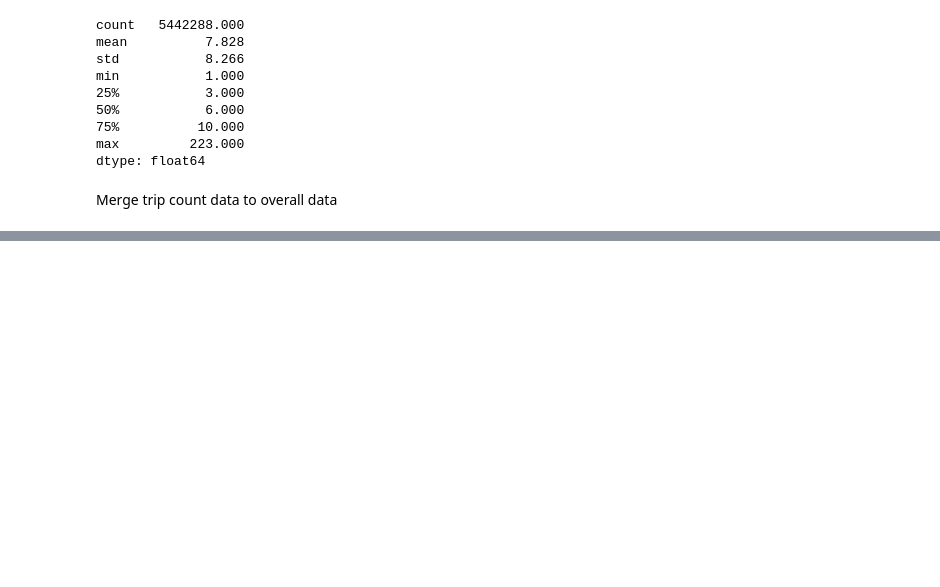
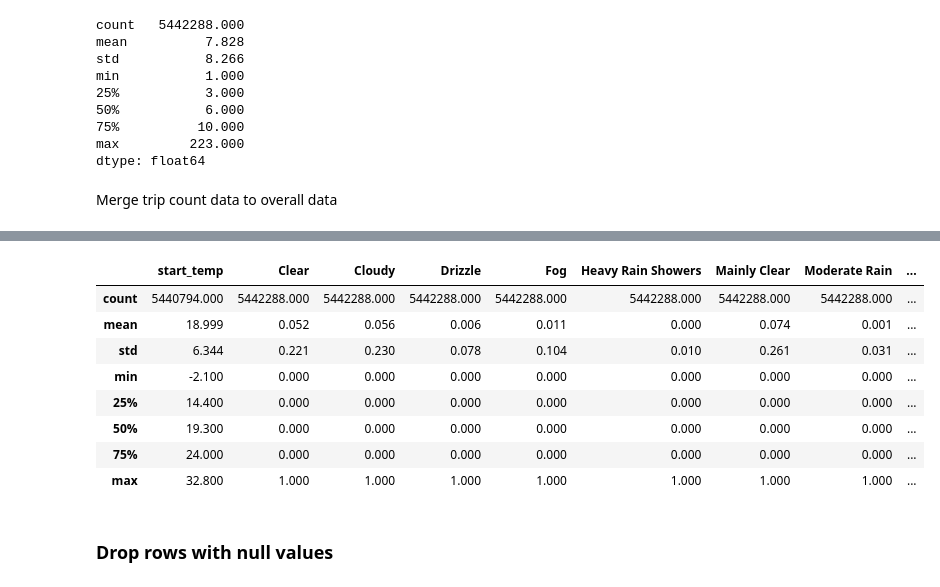
Before and after one commit to Star-Shopping/comp432-bixi-ml, a Jupyter notebook: BIXI.ipynb, the cells around one changed output, grey strips where cells are left out. Saved outputs shown, nothing was run; the diff lists cells and outputs as text; code cells hidden in the pictures; blank space fills up the shorter version.

Commit message:
Start training

```diff
--- a/BIXI.ipynb
+++ b/BIXI.ipynb
@@ -393 +395,3 @@ temp.sample(5)
 5 rows × 34 columns
+# %%
+bixi_2019_all_with_stations_and_weather_and_trip_count = temp
@@ -393,0 +413,25 @@ temp.sample(5)
+# %%
+bixi_train_data = bixi_2019_all_with_stations_and_weather_and_trip_count[[
+    'start_station_code',
+    'start_temp',
+    'Clear',
+    'Cloudy',
+    'Drizzle',
+    'Fog',
+    'Heavy Rain Showers',
+    'Mainly Clear',
+    'Moderate Rain',
+    'Moderate Rain Showers',
+    'Mostly Cloudy',
+    'Rain',
+    'Rain Showers',
+    'Thunderstorms',
+    'start_year',
+    'start_month',
+    'start_day',
+    'start_hour',
+    'start_minute',
+    'start_second',
+    'trip_count' #Will get separated later
+]]
+bixi_train_data.sample(5)
@@ -393,0 +446,14 @@ temp.sample(5)
+# %%
+bixi_train_data.describe()
+# %% [output]
+|  | start_temp | Clear | Cloudy | Drizzle | Fog | Heavy Rain Showers | Mainly Clear | Moderate Rain | ... |
+| count | 5440794.000 | 5442288.000 | 5442288.000 | 5442288.000 | 5442288.000 | 5442288.000 | 5442288.000 | 5442288.000 | ... |
+| mean | 18.999 | 0.052 | 0.056 | 0.006 | 0.011 | 0.000 | 0.074 | 0.001 | ... |
+| std | 6.344 | 0.221 | 0.230 | 0.078 | 0.104 | 0.010 | 0.261 | 0.031 | ... |
+| min | -2.100 | 0.000 | 0.000 | 0.000 | 0.000 | 0.000 | 0.000 | 0.000 | ... |
+| 25% | 14.400 | 0.000 | 0.000 | 0.000 | 0.000 | 0.000 | 0.000 | 0.000 | ... |
+| 50% | 19.300 | 0.000 | 0.000 | 0.000 | 0.000 | 0.000 | 0.000 | 0.000 | ... |
+| 75% | 24.000 | 0.000 | 0.000 | 0.000 | 0.000 | 0.000 | 0.000 | 0.000 | ... |
+| max | 32.800 | 1.000 | 1.000 | 1.000 | 1.000 | 1.000 | 1.000 | 1.000 | ... |
+# %% [markdown]
+### Drop rows with null values
```
Also changed, not shown: parts of 30 cells of this notebook.
